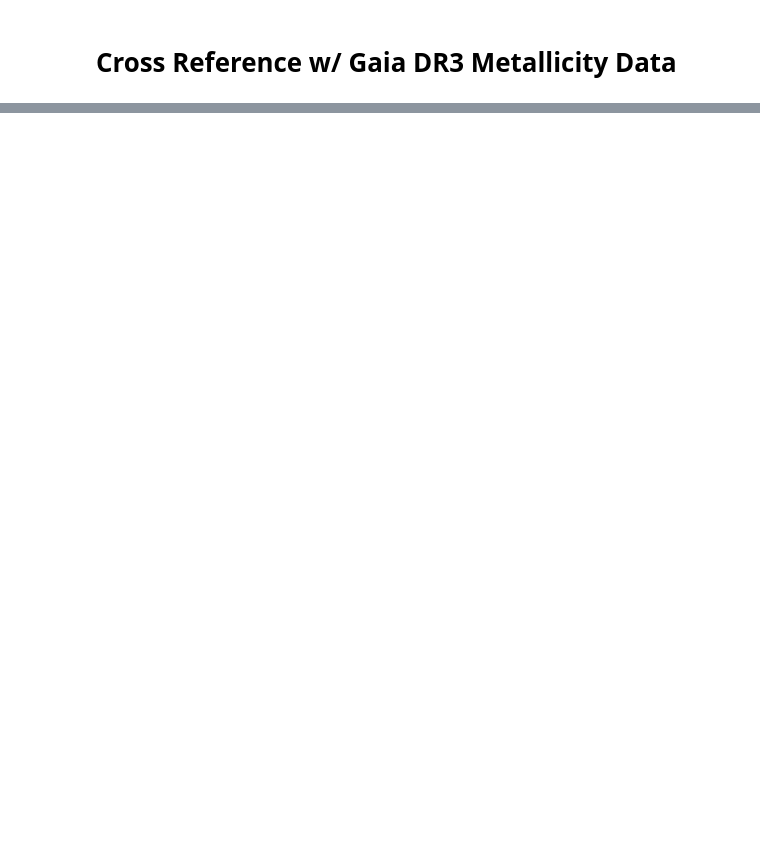
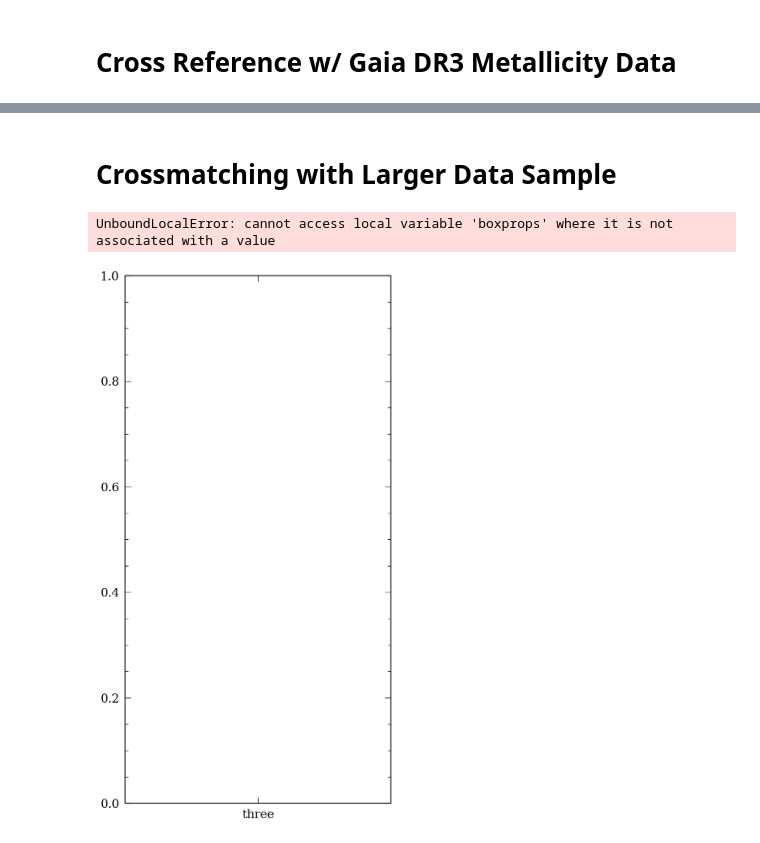
Before and after one commit to livelaplove/SURP-2025, a Jupyter notebook: metallicity/metallicity.ipynb, the cells around one changed output, grey strips where cells are left out. Saved outputs shown, nothing was run; the diff lists cells and outputs as text; code cells hidden in the pictures; blank space fills up the shorter version.

```diff
--- a/metallicity/metallicity.ipynb
+++ b/metallicity/metallicity.ipynb
@@ -165,0 +291,75 @@ read()
+# %% [markdown]
+# Crossmatching with Larger Data Sample
+# %%
+def domainexpand():
+    df = pd.read_csv('table-1.csv') # read in xgboost metallicity
+    df2 = pd.read_csv('All_prot.csv') # read in full rotation period data
+    df = df.loc[df['source_id'].isin(df2['source_id'])]
+
+    df = pd.merge(df, df2, left_on='source_id', right_on='source_id', how='inner')
+    df.to_csv('morerotations.csv')
+    return df
+
+
+data = pd.read_csv('morerotations.csv', sep=',')[['source_id', 'Prot', 'bp_rp', 'mh_xgboost', 'survey']].dropna()
+
+fehbins = pd.cut(data['mh_xgboost'], (-2, -0.1, 0.1, 2),labels=('Poor', 'Solar', 'Rich'), ordered=False, include_lowest=True).dropna()
+colorbins = pd.cut(data['bp_rp'], (0.65, 0.7, 0.77, 0.85), labels=('', 'two', 'three'), include_lowest=True).dropna()
+
+data = data.drop(['bp_rp', 'mh_xgboost'], axis=1)
+data = data.merge(colorbins, how='inner', left_index=True, right_index=True)
+data = data.merge(fehbins, how='inner', left_index=True, right_index=True)
+
+counts = data.groupby(by=['bp_rp', 'mh_xgboost']).size().reset_index(name='counts')
+
+kepler = data.loc[data['survey'] == 'Kepler']
+ztf = data.loc[data['survey'] == 'ZTF']
+tess = data.loc[data['survey'] == 'TESS']
+
+# kepler data
+plt.figure(figsize=(8,16))
+ax1 = sns.boxplot(data=kepler, x='bp_rp', y='Prot', orient='v', order=('three', 'two', 'one'),
+                 hue='mh_xgboost', hue_order=('Rich', 'Solar', 'Poor'), palette='spring', notch=False)
+
+# sets plot parameters
+ax.set_title('KEPLER', size=18)
+ax.set_ylabel('Period (days)')
+ax.set_xlabel('bp-rp')
+# ax.set_xticklabels(('Bluer', 'Solar', 'Redder'))
+ax.invert_xaxis()
+ax.tick_params(axis='x')
+
+plt.show()
+
+# ztf data
+plt.figure(figsize=(8,16))
+ax1 = sns.boxplot(data=ztf, x='bp_rp', y='Prot', orient='v', order=('three', 'two', 'one'),
+                 hue='mh_xgboost', hue_order=('Rich', 'Solar', 'Poor'), palette='spring', notch=False)
+
+# sets plot parameters
+ax.set_title('ZTF', size=18)
+ax.set_ylabel('Period (days)')
+ax.set_xlabel('bp-rp')
+# ax.set_xticklabels(('Bluer', 'Solar', 'Redder'))
+ax.invert_xaxis()
+ax.tick_params(axis='x')
+
+plt.show()
+
+# tess data
+plt.figure(figsize=(8,16))
+ax1 = sns.boxplot(data=tess, x='bp_rp', y='Prot', orient='v', order=('three', 'two', 'one'),
+                 hue='mh_xgboost', hue_order=('Rich', 'Solar', 'Poor'), palette='spring', notch=False)
+
+# sets plot parameters
+ax.set_title('TESS', size=18)
+ax.set_ylabel('Period (days)')
+ax.set_xlabel('bp-rp')
+# ax.set_xticklabels(('Bluer', 'Solar', 'Redder'))
+ax.invert_xaxis()
+ax.tick_params(axis='x')
+
+plt.show()
+# %% [output]
+UnboundLocalError: cannot access local variable 'boxprops' where it is not associated with a value
+[figure, added]
```
Also changed, not shown: parts of 7 cells of this notebook, 43 other files.
